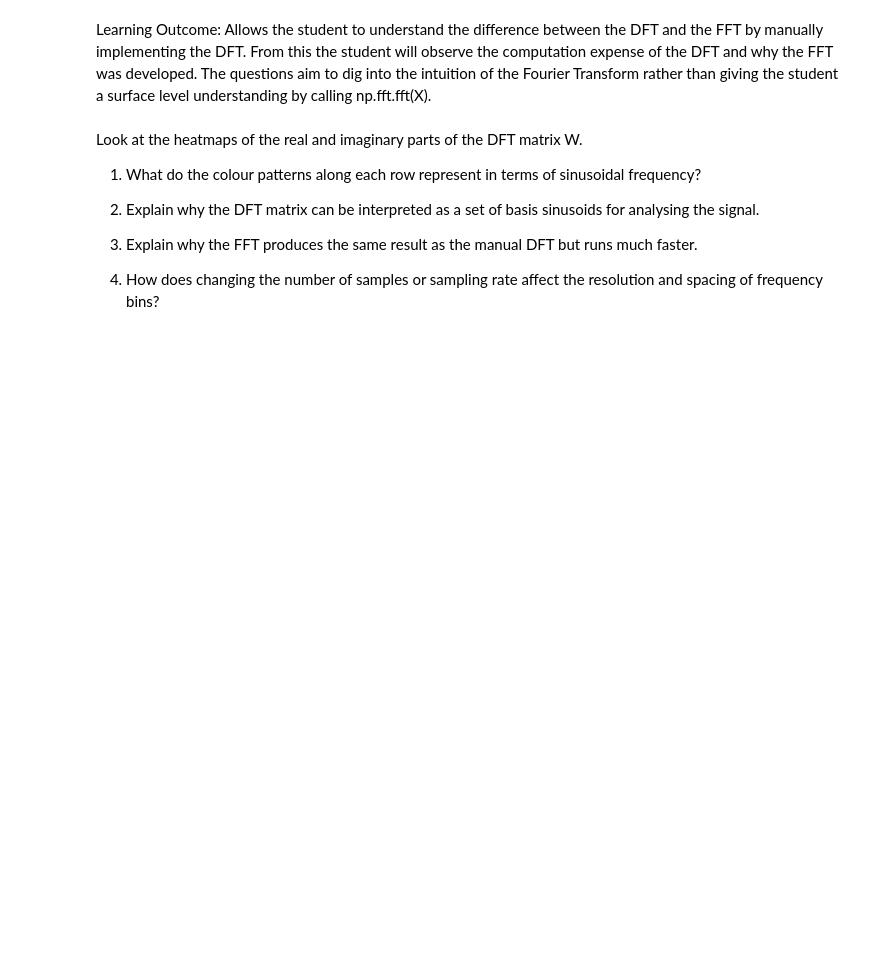
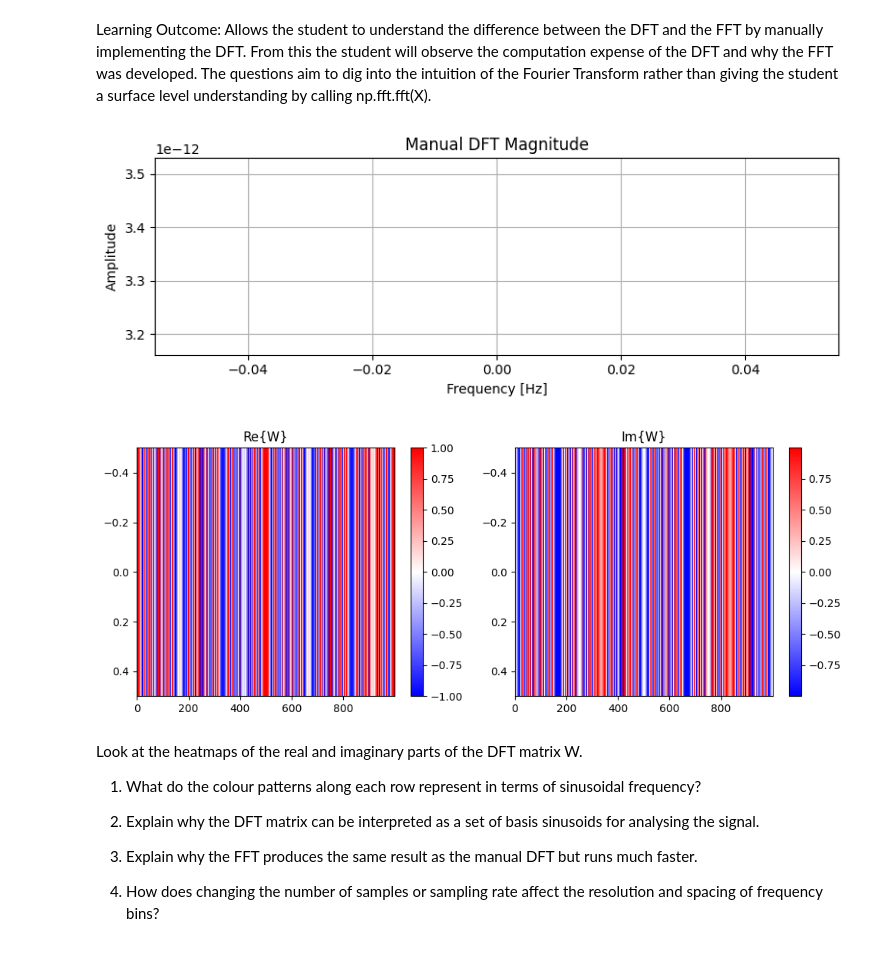
Before and after one commit to JoshClaassen02/DigitalSignalProcessing, a Jupyter notebook: Lab 1/lab1_boilercode.ipynb, the cells around one changed output. Cells and saved outputs as stored; diff of their text form; code cells hidden in the pictures; blank space fills up the shorter version.

```diff
--- a/Lab 1/lab1_boilercode.ipynb
+++ b/Lab 1/lab1_boilercode.ipynb
@@ -151,7 +153,6 @@ N = 2000, dt = 0.001000 s, df = 0.500 Hz
 # %% [markdown]
 Learning Outcome: Allows the student to understand the difference between the DFT and the FFT by manually implementing the DFT. From this the student will observe the computation expense of the DFT and why the FFT was developed. The questions aim to dig into the intuition of the Fourier Transform rather than giving the student a surface level understanding by calling np.fft.fft(X).
 # %%
-
 # DFT matrix
 def dft_matrix(N):
     """
@@ -159,10 +160,13 @@ def dft_matrix(N):
         W[k, n] = exp(-j 2 pi k n / N)
     """
     # TODO: create index arrays k (Nx1) and n (1xN)
+    n = np.arange(N) # row vector
+    k = np.arange(N).reshape((1,N)) # column vector
 
     # TODO: fill in the exponential for W (use 1j for j = sqrt(-1))
+    W = np.exp(-2j * np.pi * k * n/N)
+
     return W
-
 
 # Manual DFT
 def manual_dft(x):
@@ -173,8 +177,9 @@ def manual_dft(x):
     N = x.size
     W = dft_matrix(N)
     # TODO: perform the matrix-vector multiply
+    X = W @ x
+
     return X, W
-
 
 def show_dft_matrix(W):
     """
@@ -182,36 +187,40 @@ def show_dft_matrix(W):
     """
     plt.figure(figsize=(10, 4))
     plt.subplot(1, 2, 1)
     plt.imshow(np.real(W), aspect="auto", cmap="bwr", interpolation="nearest")
     plt.title("Re{W}")
     plt.colorbar()
     plt.subplot(1, 2, 2)
     plt.imshow(np.imag(W), aspect="auto", cmap="bwr", interpolation="nearest")
     plt.title("Im{W}")
     plt.colorbar()
     plt.tight_layout()
     plt.show()
 
-
 # TODO: choose parameters
 Fs = 1000
 T  = 1.0
 f1 = 50
 f2 = 120
 A1, A2 = 1.0, 0.5
-noise = 0.0
+noise_std = 0.0
 
 # Build signal
-t, x, N = make_signal(Fs=Fs, T=T, f1=f1, f2=f2, A1=A1, A2=A2, noise=noise)
+t, x, N = make_signal(Fs=Fs, T=T, f1=f1, f2=f2, A1=A1, A2=A2, noise_std=noise_std)
 
 # Manual DFT
 X_manual, W = manual_dft(x)
 plot_spectrum(X_manual, Fs, title="Manual DFT Magnitude")
 show_dft_matrix(W)
 
 # TODO: compute FFT of x and compare with manual DFT
+X_fft_manual, N = fast_fourier_transform(x, Fs)
 
 # TODO: Plot the FFT now and compare this against your manual implementation
+X_fft_lib = np.fft.fft(x)
+# %% [output]
+[figure, added]
+[figure, added]
 # %% [markdown]
 Look at the heatmaps of the real and imaginary parts of the DFT matrix W.
 
```
Also changed, not shown: parts of 1 cell of this notebook.
